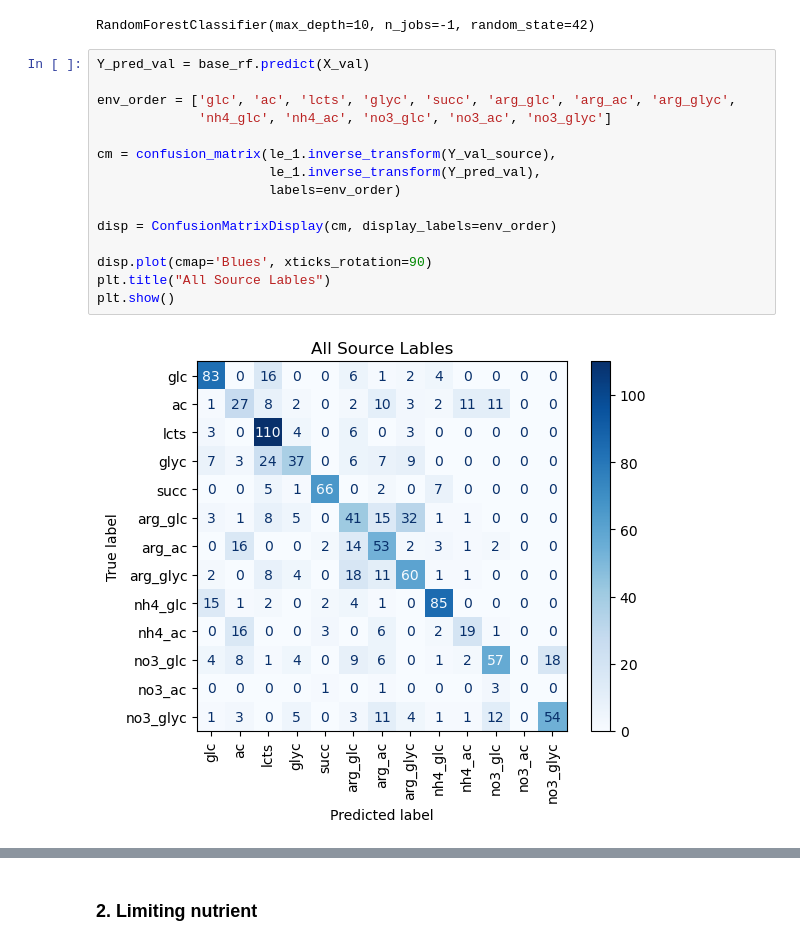
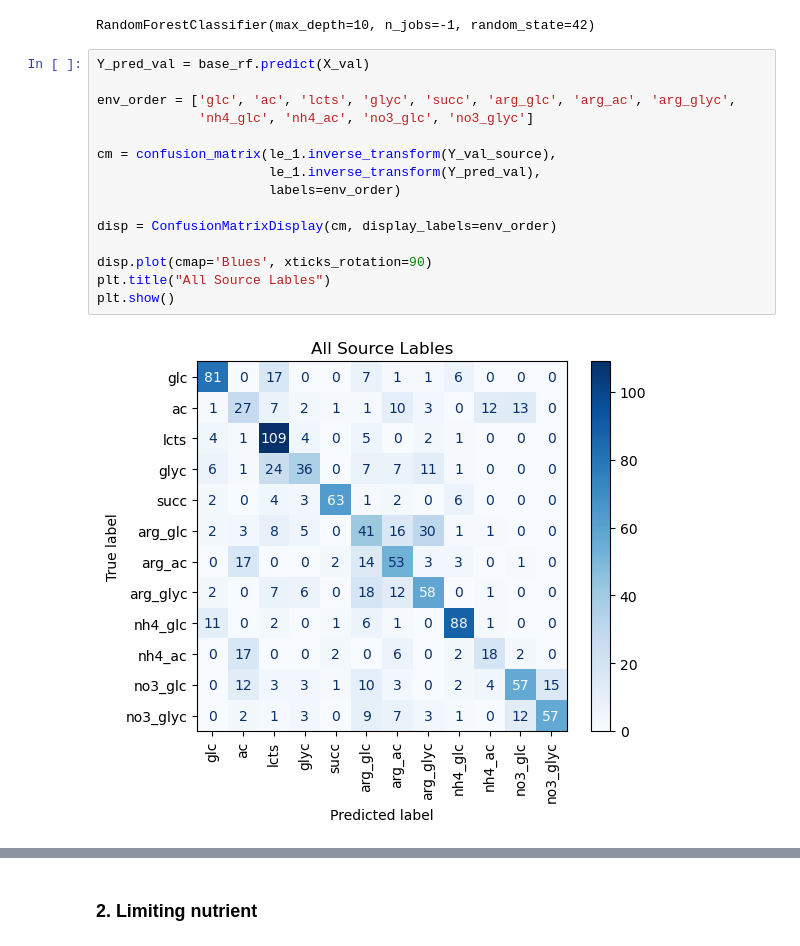
Before and after one commit to celasa/biomass_thesis, a Jupyter notebook: notebooks/04_classifier.ipynb, the cells around one changed output, grey strips where cells are left out. Drawn from its saved outputs; the diff is of its cells as text.

```diff
--- a/notebooks/04_classifier.ipynb
+++ b/notebooks/04_classifier.ipynb
@@ -78,20 +78,20 @@ RandomForestClassifier(max_depth=10, n_jobs=-1, random_state=42)
 # %%
 Y_pred_val = base_rf.predict(X_val)
 
 env_order = ['glc', 'ac', 'lcts', 'glyc', 'succ', 'arg_glc', 'arg_ac', 'arg_glyc',
-             'nh4_glc', 'nh4_ac', 'no3_glc', 'no3_ac', 'no3_glyc']
+             'nh4_glc', 'nh4_ac', 'no3_glc', 'no3_glyc']
 
 cm = confusion_matrix(le_1.inverse_transform(Y_val_source),
                       le_1.inverse_transform(Y_pred_val),
                       labels=env_order)
 
 disp = ConfusionMatrixDisplay(cm, display_labels=env_order)
 
 disp.plot(cmap='Blues', xticks_rotation=90)
 plt.title("All Source Lables")
 plt.show()
 # %% [output]
-[figure, old version]
+[figure, new version]
 # %%
 evaluate_predictions(
     Y_val_source,
```
Also changed, not shown: parts of 12 cells of this notebook, 2 other files.
